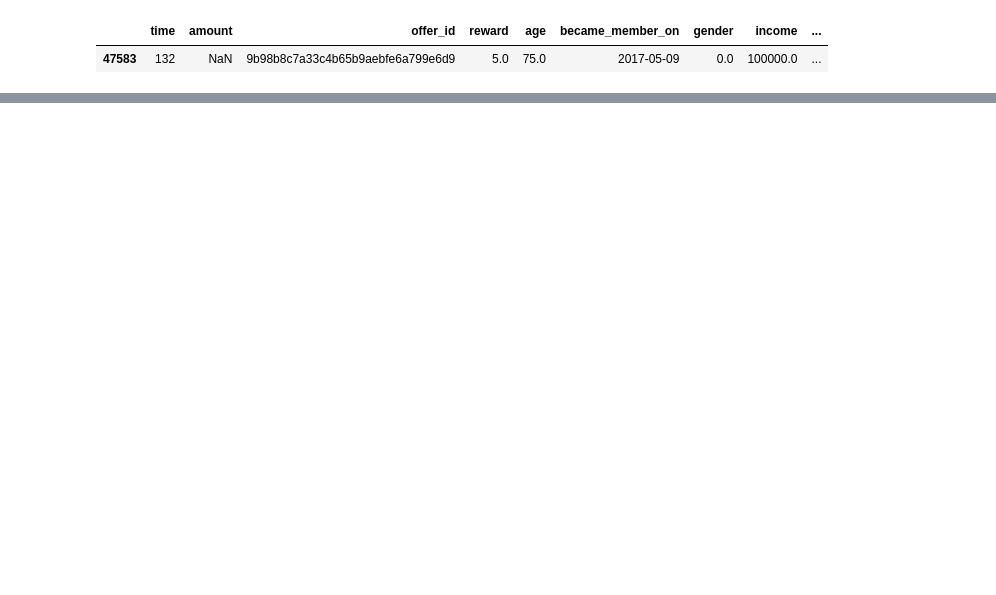
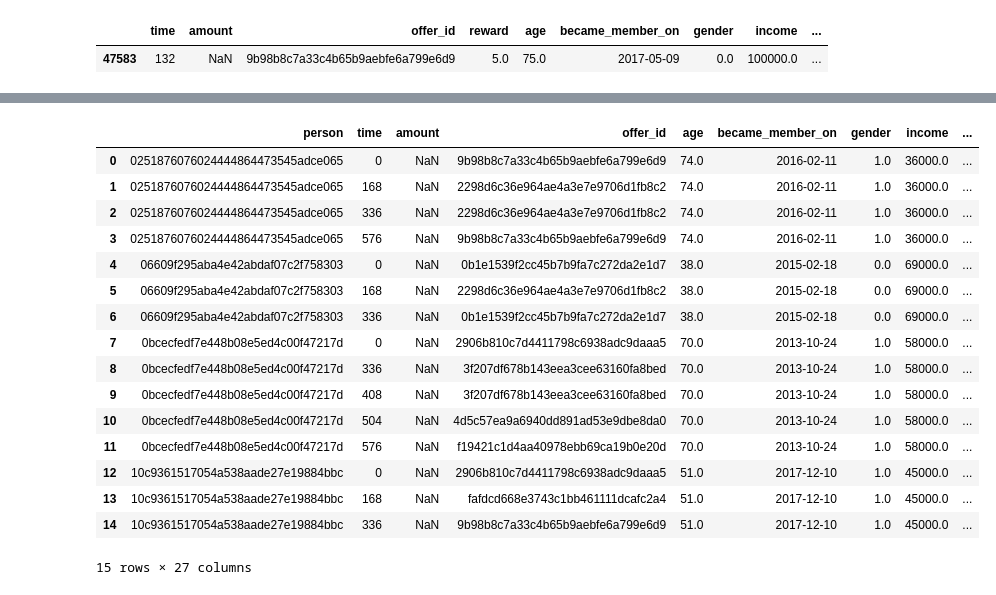
Before and after one commit to mtasende/starbucks-advertising, a Jupyter notebook: notebooks/scratchpad/002-mt-preprocessing.ipynb, the cells around one changed output, grey strips where cells are left out. Drawn from its saved outputs; the diff is of its cells as text; code cells hidden in the pictures; blank space fills up the shorter version.

```diff
--- a/notebooks/scratchpad/002-mt-preprocessing.ipynb
+++ b/notebooks/scratchpad/002-mt-preprocessing.ipynb
@@ -203,0 +594,20 @@ for idx, row in sent_p.iterrows():
+# %%
+static_data.reset_index(drop=True).head(15)
+# %% [output]
+|  | person | time | amount | offer_id | age | became_member_on | gender | income | ... |
+| 0 | 0251876076024444864473545adce065 | 0 | NaN | 9b98b8c7a33c4b65b9aebfe6a799e6d9 | 74.0 | 2016-02-11 | 1.0 | 36000.0 | ... |
+| 1 | 0251876076024444864473545adce065 | 168 | NaN | 2298d6c36e964ae4a3e7e9706d1fb8c2 | 74.0 | 2016-02-11 | 1.0 | 36000.0 | ... |
+| 2 | 0251876076024444864473545adce065 | 336 | NaN | 2298d6c36e964ae4a3e7e9706d1fb8c2 | 74.0 | 2016-02-11 | 1.0 | 36000.0 | ... |
+| 3 | 0251876076024444864473545adce065 | 576 | NaN | 9b98b8c7a33c4b65b9aebfe6a799e6d9 | 74.0 | 2016-02-11 | 1.0 | 36000.0 | ... |
+| 4 | 06609f295aba4e42abdaf07c2f758303 | 0 | NaN | 0b1e1539f2cc45b7b9fa7c272da2e1d7 | 38.0 | 2015-02-18 | 0.0 | 69000.0 | ... |
+| 5 | 06609f295aba4e42abdaf07c2f758303 | 168 | NaN | 2298d6c36e964ae4a3e7e9706d1fb8c2 | 38.0 | 2015-02-18 | 0.0 | 69000.0 | ... |
+| 6 | 06609f295aba4e42abdaf07c2f758303 | 336 | NaN | 0b1e1539f2cc45b7b9fa7c272da2e1d7 | 38.0 | 2015-02-18 | 0.0 | 69000.0 | ... |
+| 7 | 0bcecfedf7e448b08e5ed4c00f47217d | 0 | NaN | 2906b810c7d4411798c6938adc9daaa5 | 70.0 | 2013-10-24 | 1.0 | 58000.0 | ... |
+| 8 | 0bcecfedf7e448b08e5ed4c00f47217d | 336 | NaN | 3f207df678b143eea3cee63160fa8bed | 70.0 | 2013-10-24 | 1.0 | 58000.0 | ... |
+| 9 | 0bcecfedf7e448b08e5ed4c00f47217d | 408 | NaN | 3f207df678b143eea3cee63160fa8bed | 70.0 | 2013-10-24 | 1.0 | 58000.0 | ... |
+| 10 | 0bcecfedf7e448b08e5ed4c00f47217d | 504 | NaN | 4d5c57ea9a6940dd891ad53e9dbe8da0 | 70.0 | 2013-10-24 | 1.0 | 58000.0 | ... |
+| 11 | 0bcecfedf7e448b08e5ed4c00f47217d | 576 | NaN | f19421c1d4aa40978ebb69ca19b0e20d | 70.0 | 2013-10-24 | 1.0 | 58000.0 | ... |
+| 12 | 10c9361517054a538aade27e19884bbc | 0 | NaN | 2906b810c7d4411798c6938adc9daaa5 | 51.0 | 2017-12-10 | 1.0 | 45000.0 | ... |
+| 13 | 10c9361517054a538aade27e19884bbc | 168 | NaN | fafdcd668e3743c1bb461111dcafc2a4 | 51.0 | 2017-12-10 | 1.0 | 45000.0 | ... |
+| 14 | 10c9361517054a538aade27e19884bbc | 336 | NaN | 9b98b8c7a33c4b65b9aebfe6a799e6d9 | 51.0 | 2017-12-10 | 1.0 | 45000.0 | ... |
+15 rows × 27 columns
```
Also changed, not shown: parts of 44 cells of this notebook, 1 other file.
